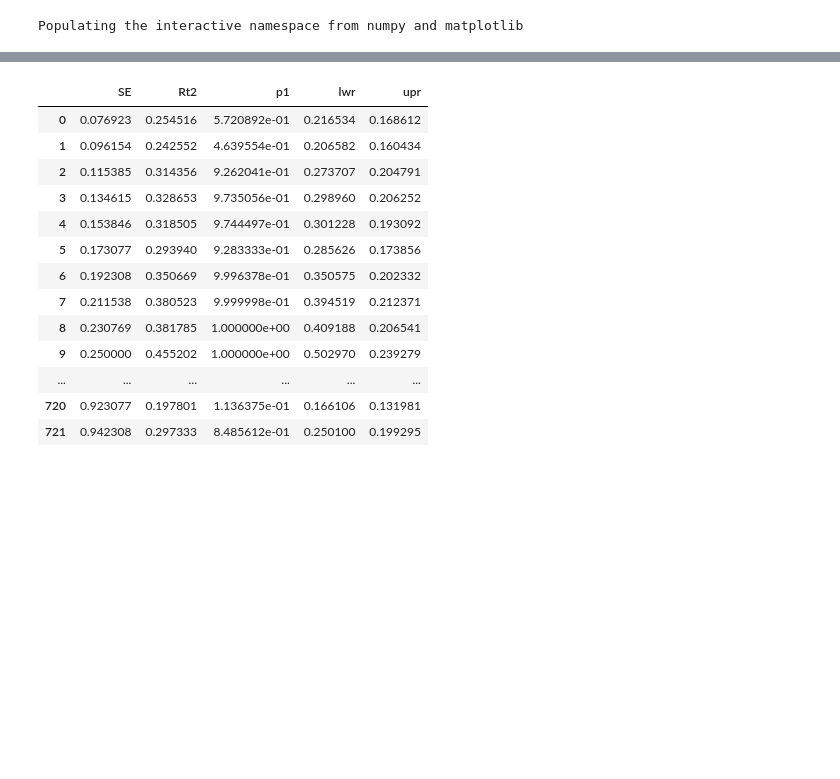
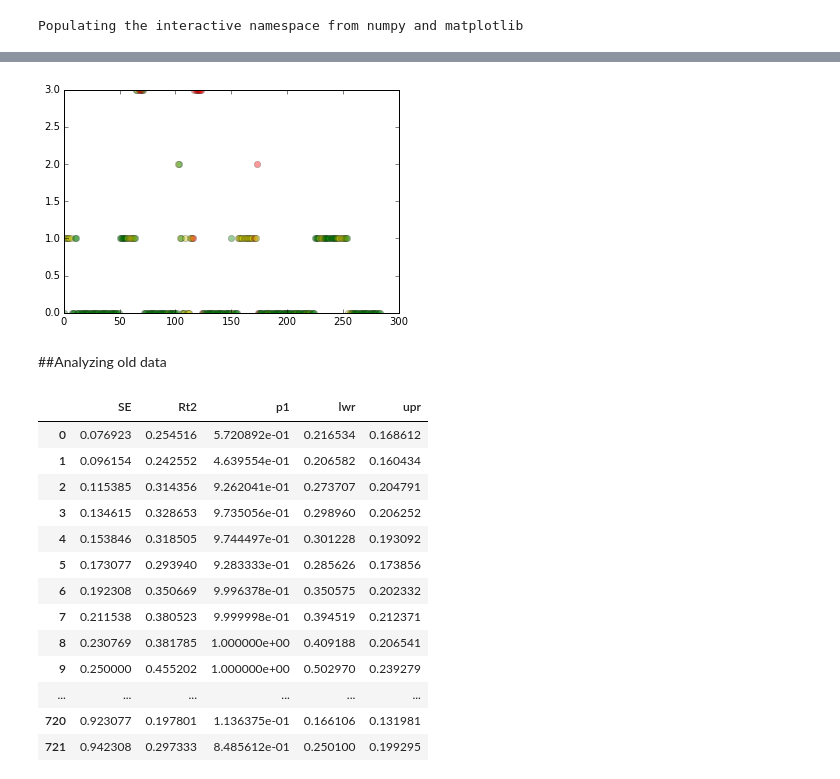
Before and after one commit to AlertaDengue/AlertaDengueAnalise, a Jupyter notebook: ML Approach/Deep Belief in Dengue.ipynb, the cells around one changed output, grey strips where cells are left out. Cells and saved outputs as stored; diff of their text form; code cells hidden in the pictures; blank space fills up the shorter version.

```diff
--- a/ML Approach/Deep Belief in Dengue.ipynb
+++ b/ML Approach/Deep Belief in Dengue.ipynb
@@ -27,0 +325,11 @@ data.describe()
+# %%
+import copy
+ap = 'AP5.3'
+target = features_new['alertaCor_{}'.format(ap)]
+target2 = target[1:]
+datat=copy.deepcopy(features_norm)
+for c in [c for c in datat.columns if c.startswith('alerta')]:
+    del datat[c]
+
+print target2.unique()
+print datat.columns
@@ -27,0 +339,6 @@ data.describe()
+# %%
+trainX, testX, trainY, testY = train_test_split(datat[:-1], target2, test_size = 0.33)
+print len(target2.unique())
+print sum(np.isnan(trainX))
+print sum(np.isnan(trainY))
+trainX[np.isnan(trainX)]
@@ -27,0 +350,8 @@ data.describe()
+# %%
+dbn = DBN(
+[trainX.shape[1], 500, len(target2.unique())],
+learn_rates = 0.3,
+learn_rate_decays = 0.9,
+epochs = 30,
+verbose = 1)
+dbn.fit(trainX, trainY)
@@ -28,3 +526,10 @@ data.describe()
+# %%
+plot_predictions(target2, dbn)
+savefig('predictions_dbn.svg', dpi=300)
+# %% [output]
+[figure, added]
+# %% [markdown]
+##Analyzing old data
 # %%
 target = data.cases
 target2 = target[1:]
```
Also changed, not shown: parts of 42 cells of this notebook.
